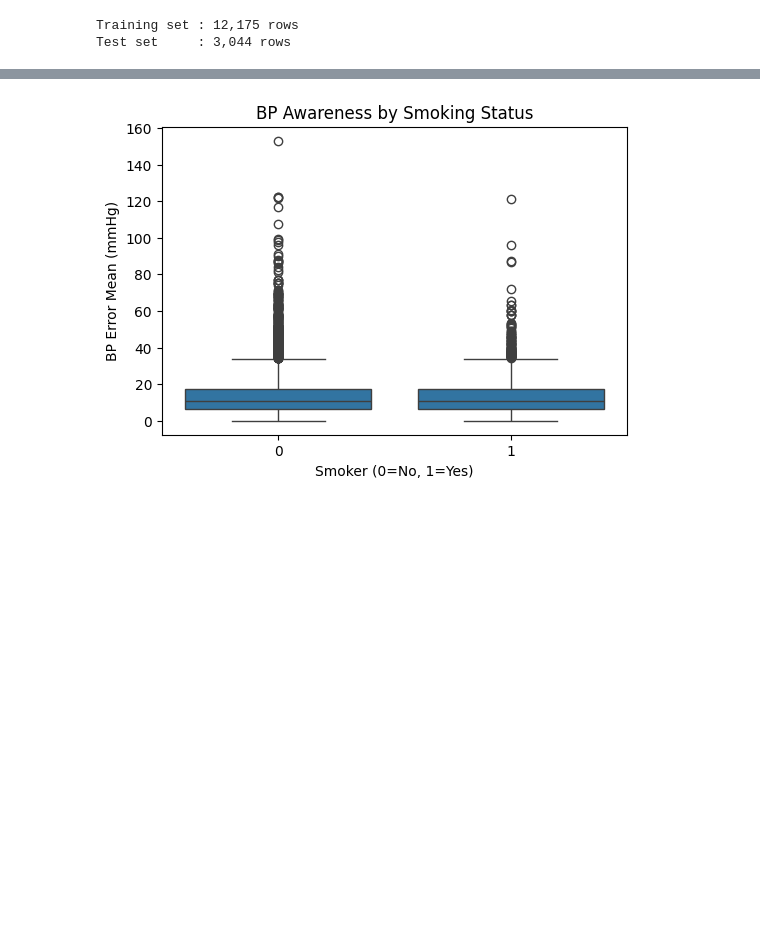
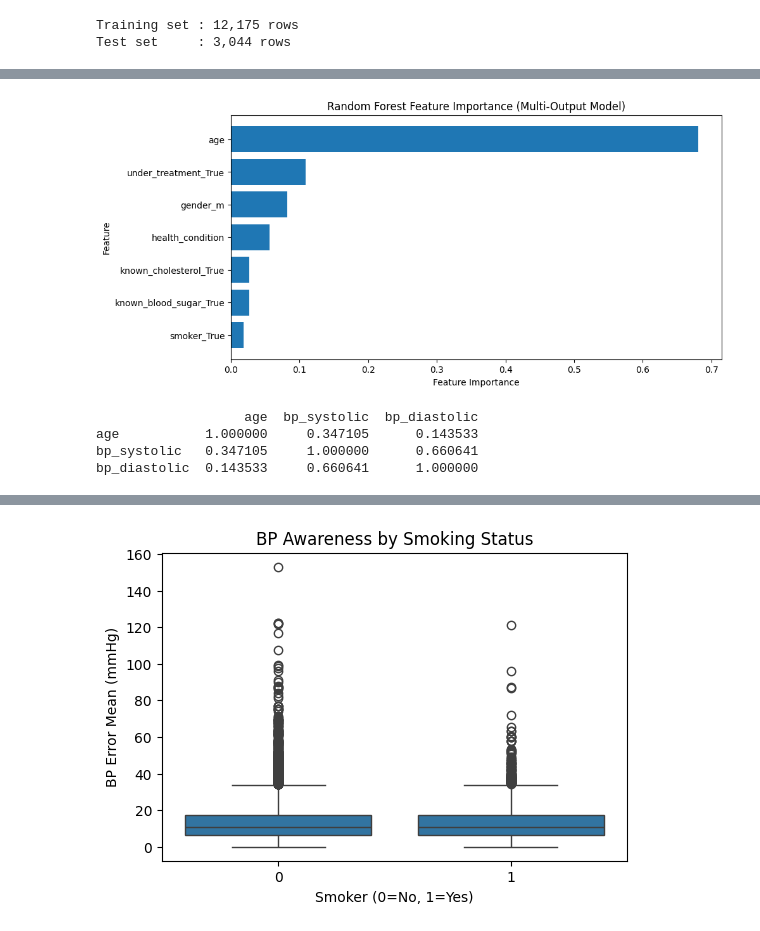
Before and after one commit to bcrohit/case-study, a Jupyter notebook: notebooks/modeling.ipynb, the cells around one changed output, grey strips where cells are left out. Saved outputs shown, nothing was run; the diff lists cells and outputs as text; code cells hidden in the pictures; blank space fills up the shorter version.

```diff
--- a/notebooks/modeling.ipynb
+++ b/notebooks/modeling.ipynb
@@ -237,5 +248,18 @@ RMSE (mmHg)                    13.18
 # %% [markdown]
 ### Multi target output
 # %%
-X = data[MAIN_FEATURES]
-y = data[['bp_systolic', 'bp_diastolic']]  # multi-output target
+# Define input features and multi-output target
+X_raw = data[MAIN_FEATURES].copy()
+y = data[['bp_systolic', 'bp_diastolic']].copy()
+
+# One-hot encode categorical variables
+X = pd.get_dummies(
+    X_raw,
+    columns=['gender', 'smoker', 'known_blood_sugar', 'known_cholesterol', 'under_treatment'],
+    drop_first=True
+)
+
+print("Shape of X:", X.shape)
+print("Shape of y:", y.shape)
+print("Final model features:")
+print(X.columns.tolist())
@@ -358,0 +358,13 @@ known_cholesterol    0.024469
+# %%
+# Feature importance from Random Forest
+feature_importance = pd.DataFrame({
+    'Feature': X.columns,
+    'Importance': rf.feature_importances_
+})
+
+feature_importance = feature_importance.sort_values(
+    by='Importance',
+    ascending=False
+)
+
+print(feature_importance)
@@ -358,0 +380,26 @@ known_cholesterol    0.024469
+# %%
+plt.figure(figsize=(10, 5))
+
+plt.barh(
+    feature_importance['Feature'],
+    feature_importance['Importance']
+)
+
+plt.xlabel("Feature Importance")
+plt.ylabel("Feature")
+plt.title("Random Forest Feature Importance (Multi-Output Model)")
+
+plt.gca().invert_yaxis()
+
+plt.show()
+# %% [output]
+[figure, added]
+# %%
+correlations = data[['age', 'bp_systolic', 'bp_diastolic']].corr()
+
+print(correlations)
+# %% [output]
+                   age  bp_systolic  bp_diastolic
+age           1.000000     0.347105      0.143533
+bp_systolic   0.347105     1.000000      0.660641
+bp_diastolic  0.143533     0.660641      1.000000
```
Also changed, not shown: parts of 24 cells of this notebook, 1 other file.
